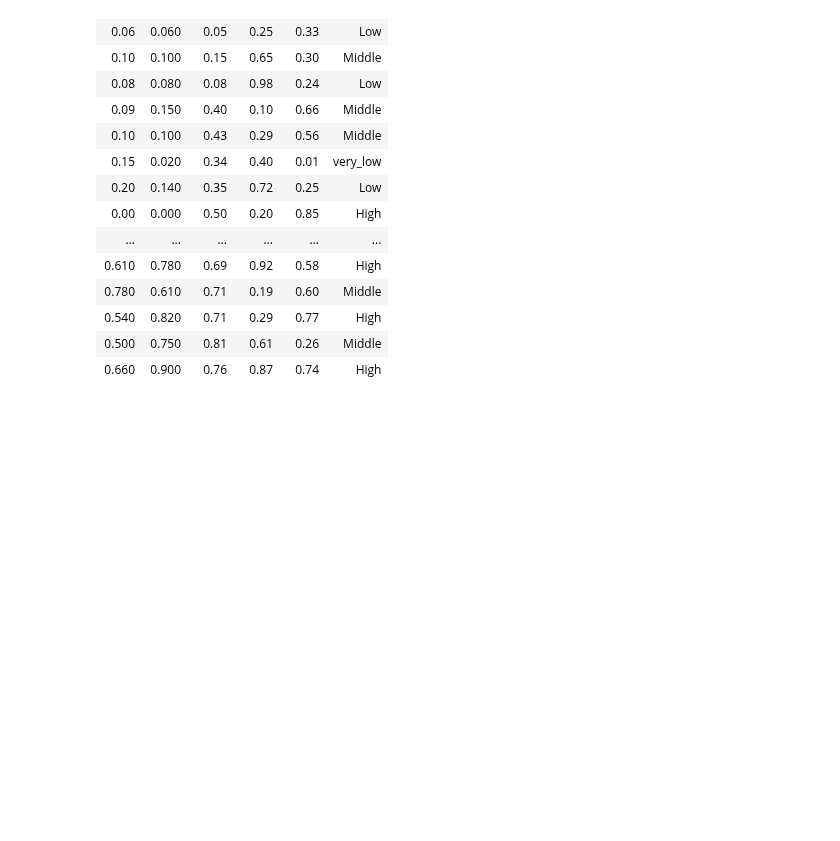
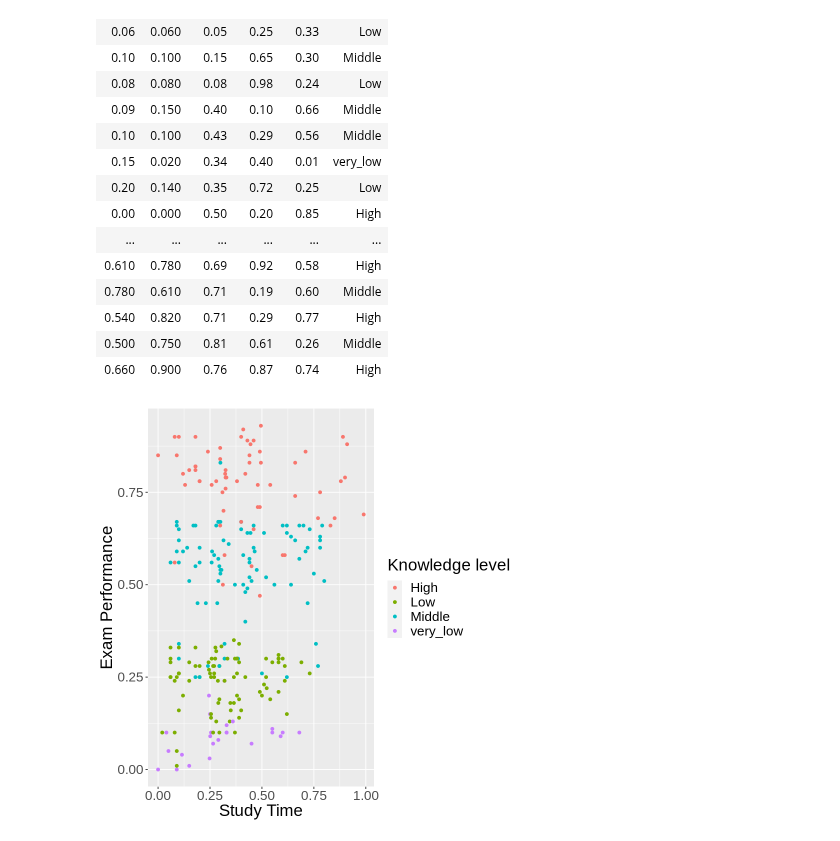
Before and after one commit to annabtse/dsci-100-2022w1-group-49, a Jupyter notebook: Group Project.ipynb, the cells around one changed output. Cells and saved outputs as stored; diff of their text form; code cells hidden in the pictures; blank space fills up the shorter version.

Commit message:
made plot

```diff
--- a/Group Project.ipynb
+++ b/Group Project.ipynb
@@ -70,3 +87,12 @@ A tibble: 258 × 6
 | 0.540 | 0.820 | 0.71 | 0.29 | 0.77 | High |
 | 0.500 | 0.750 | 0.81 | 0.61 | 0.26 | Middle |
 | 0.660 | 0.900 | 0.76 | 0.87 | 0.74 | High |
+# %%
+training_plot <- training |>
+ggplot(aes(x = STG, y = PEG, color = UNS)) +
+geom_point() +
+labs(x = "Study Time", y = "Exam Performance", color = "Knowledge level") +
+theme(text = element_text(size=20))
+training_plot
+# %% [output]
+[figure, added]
```
Also changed, not shown: parts of 2 cells of this notebook.
